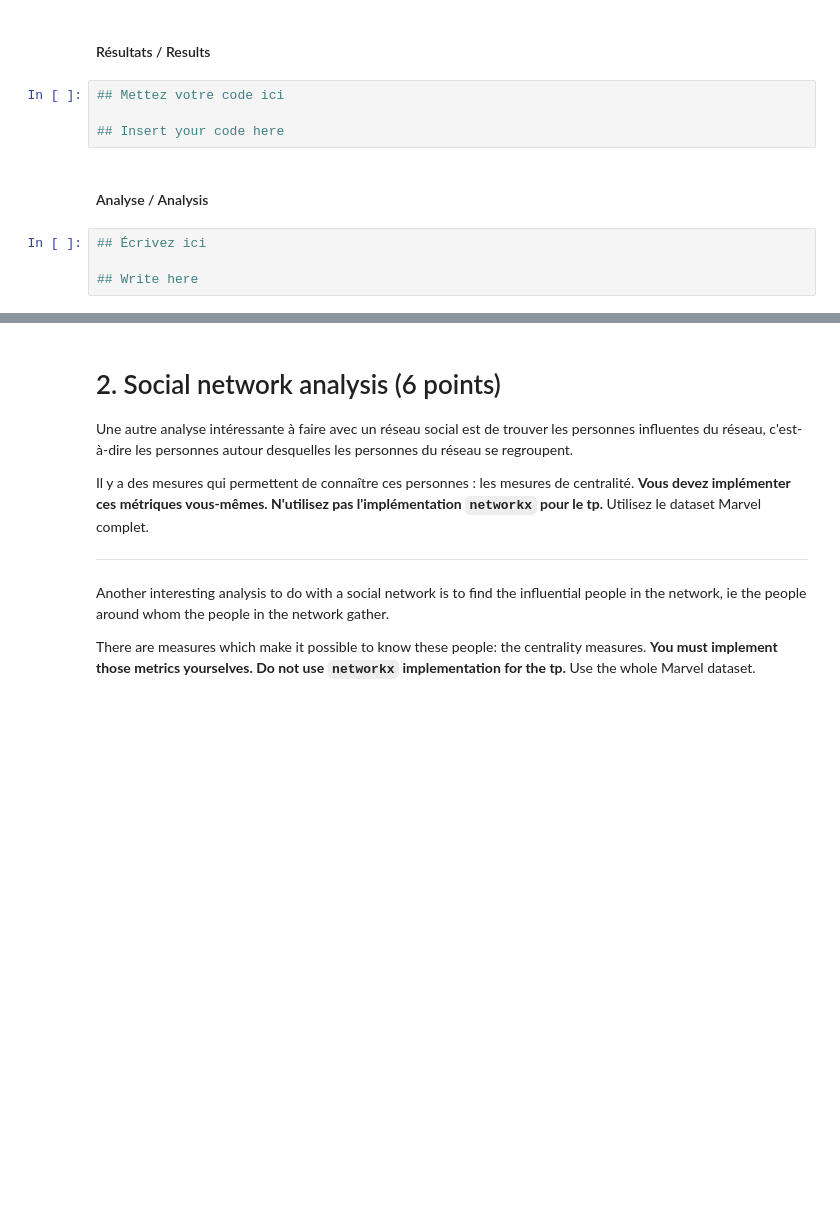
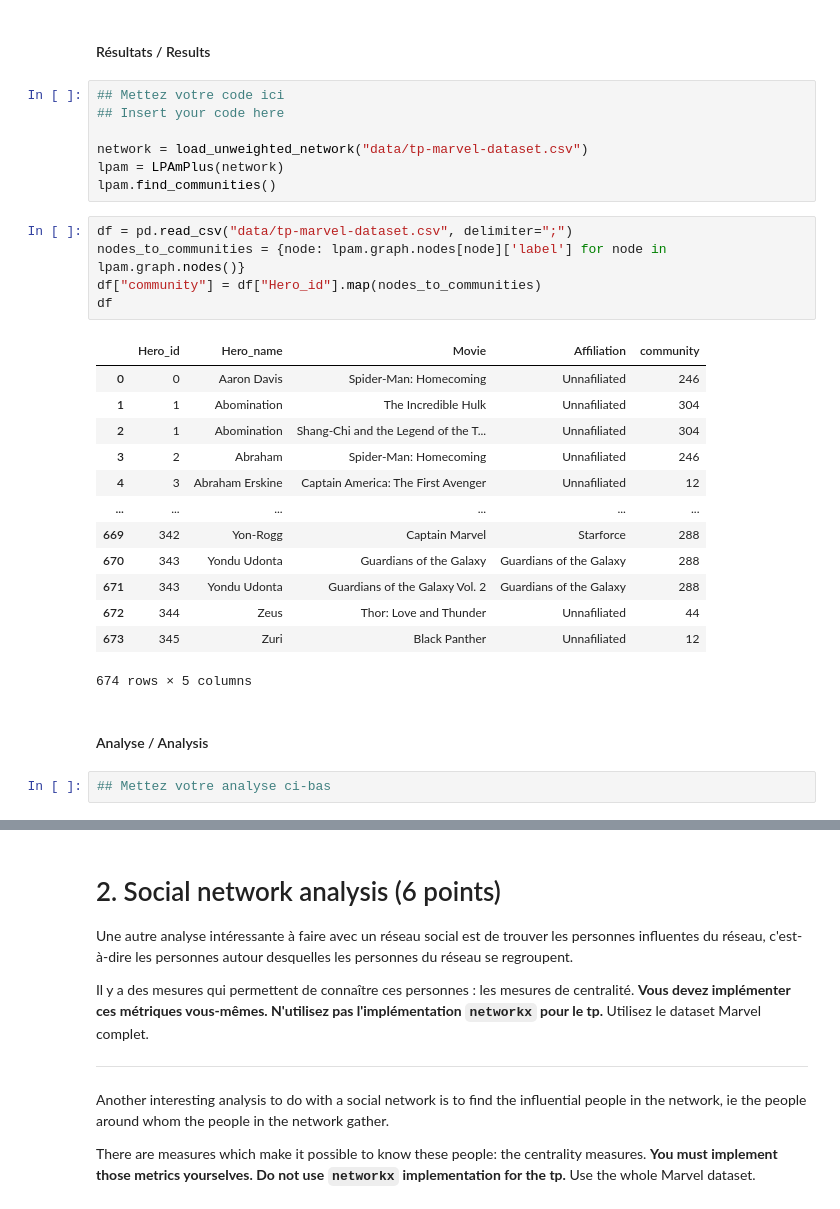
Before and after one commit to Depdx/INF8111---Fouille-de-donnees, a Jupyter notebook: tp2/TP2.ipynb, the cells around one changed output, grey strips where cells are left out. Drawn from its saved outputs; the diff is of its cells as text; blank space fills up the shorter version.

```diff
--- a/tp2/TP2.ipynb
+++ b/tp2/TP2.ipynb
@@ -532,11 +558,31 @@ You can do the manipulations you want to better present your results and better
 #### Résultats / Results
 # %%
 ## Mettez votre code ici
+## Insert your code here
 
-## Insert your code here
+network = load_unweighted_network("data/tp-marvel-dataset.csv")
+lpam = LPAmPlus(network)
+lpam.find_communities()
+# %%
+df = pd.read_csv("data/tp-marvel-dataset.csv", delimiter=";")
+nodes_to_communities = {node: lpam.graph.nodes[node]['label'] for node in lpam.graph.nodes()}
+df["community"] = df["Hero_id"].map(nodes_to_communities)
+df
+# %% [output]
+|  | Hero_id | Hero_name | Movie | Affiliation | community |
+| 0 | 0 | Aaron Davis | Spider-Man: Homecoming | Unnafiliated | 246 |
+| 1 | 1 | Abomination | The Incredible Hulk | Unnafiliated | 304 |
+| 2 | 1 | Abomination | Shang-Chi and the Legend of the T... | Unnafiliated | 304 |
+| 3 | 2 | Abraham | Spider-Man: Homecoming | Unnafiliated | 246 |
+| 4 | 3 | Abraham Erskine | Captain America: The First Avenger | Unnafiliated | 12 |
+| ... | ... | ... | ... | ... | ... |
+| 669 | 342 | Yon-Rogg | Captain Marvel | Starforce | 288 |
+| 670 | 343 | Yondu Udonta | Guardians of the Galaxy | Guardians of the Galaxy | 288 |
+| 671 | 343 | Yondu Udonta | Guardians of the Galaxy Vol. 2 | Guardians of the Galaxy | 288 |
+| 672 | 344 | Zeus | Thor: Love and Thunder | Unnafiliated | 44 |
+| 673 | 345 | Zuri | Black Panther | Unnafiliated | 12 |
+674 rows × 5 columns
 # %% [markdown]
 #### Analyse / Analysis
-# %%
-## Écrivez ici
-
-## Write here
+# %%
+## Mettez votre analyse ci-bas
```
Also changed, not shown: parts of 11 cells of this notebook.
